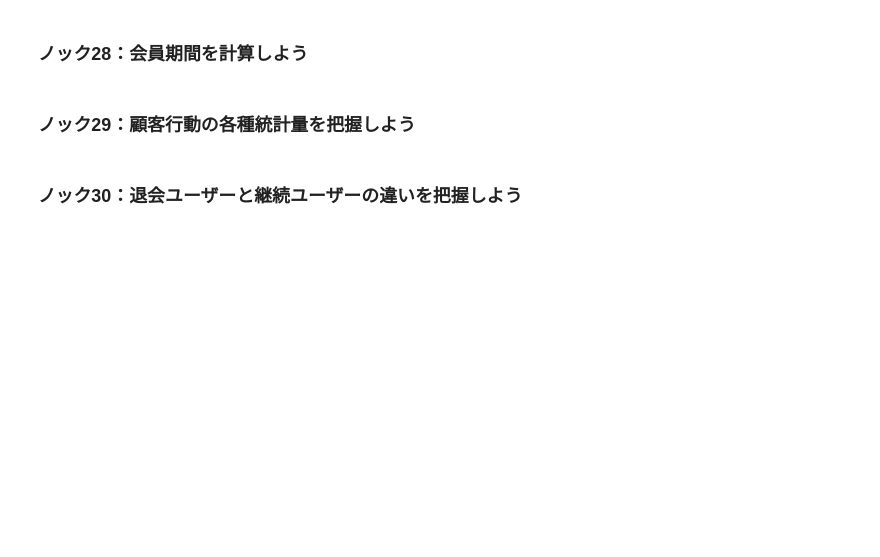
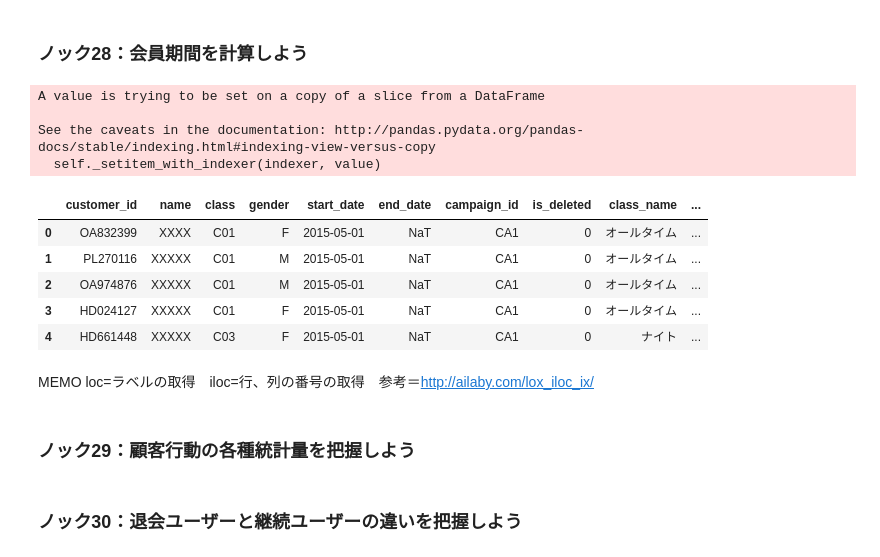
Before and after one commit to Ayakke/100knock, a Jupyter notebook: サンプルコード_20201021/3章/3章_顧客の全体像を把握する１０本ノック.ipynb, the cells around one changed output. Cells and saved outputs as stored; diff of their text form; code cells hidden in the pictures; blank space fills up the shorter version.

```diff
--- a/サンプルコード_20201021/3章/3章_顧客の全体像を把握する１０本ノック.ipynb
+++ b/サンプルコード_20201021/3章/3章_顧客の全体像を把握する１０本ノック.ipynb
@@ -263,5 +294,27 @@ MEMO　whereは条件に応じて要素の置換を行う
 # %% [markdown]
 ### ノック28：会員期間を計算しよう
+# %%
+from dateutil.relativedelta import relativedelta
+customer_join["calc_date"] = customer_join["end_date"]
+customer_join["calc_date"] = customer_join["calc_date"].fillna(pd.to_datetime("20190430"))
+customer_join["membership_period"] = 0
+for i in range(len(customer_join)):
+    delta = relativedelta(customer_join["calc_date"].iloc[i], customer_join["start_date"].iloc[i])
+    customer_join["membership_period"].iloc[i] = delta.years*12 + delta.months
+customer_join.head()
+# %% [output]
+A value is trying to be set on a copy of a slice from a DataFrame
+
+See the caveats in the documentation: http://pandas.pydata.org/pandas-docs/stable/indexing.html#indexing-view-versus-copy
+  self._setitem_with_indexer(indexer, value)
+|  | customer_id | name | class | gender | start_date | end_date | campaign_id | is_deleted | class_name | ... |
+| 0 | OA832399 | XXXX | C01 | F | 2015-05-01 | NaT | CA1 | 0 | オールタイム | ... |
+| 1 | PL270116 | XXXXX | C01 | M | 2015-05-01 | NaT | CA1 | 0 | オールタイム | ... |
+| 2 | OA974876 | XXXXX | C01 | M | 2015-05-01 | NaT | CA1 | 0 | オールタイム | ... |
+| 3 | HD024127 | XXXXX | C01 | F | 2015-05-01 | NaT | CA1 | 0 | オールタイム | ... |
+| 4 | HD661448 | XXXXX | C03 | F | 2015-05-01 | NaT | CA1 | 0 | ナイト | ... |
+# %% [markdown]
+MEMO loc=ラベルの取得　iloc=行、列の番号の取得　参考＝http://ailaby.com/lox_iloc_ix/
 # %% [markdown]
 ### ノック29：顧客行動の各種統計量を把握しよう
 # %% [markdown]
```
Also changed, not shown: parts of 3 cells of this notebook, 1 other file.
